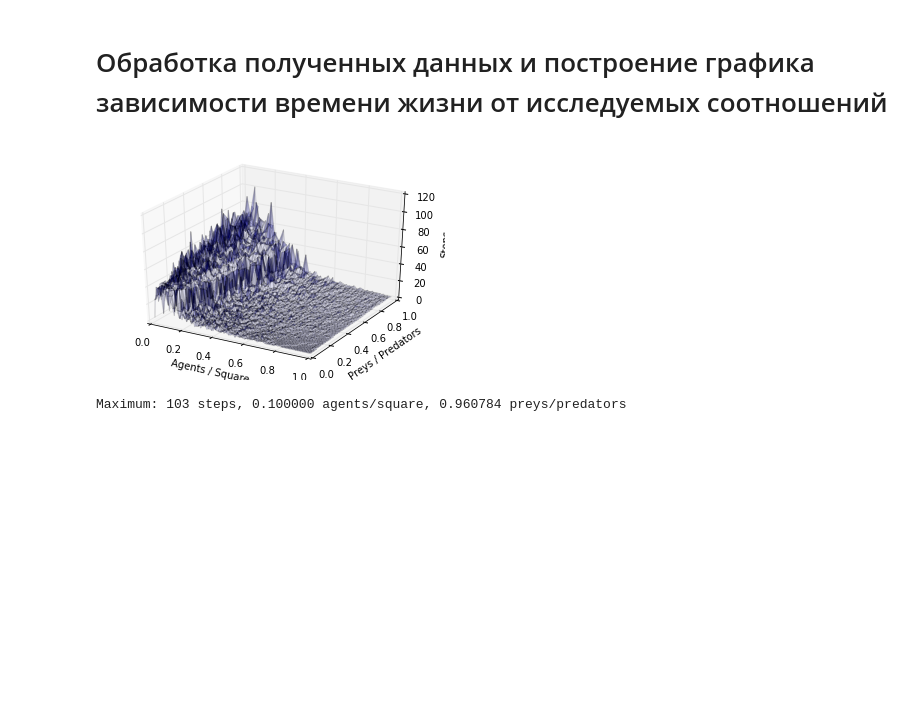
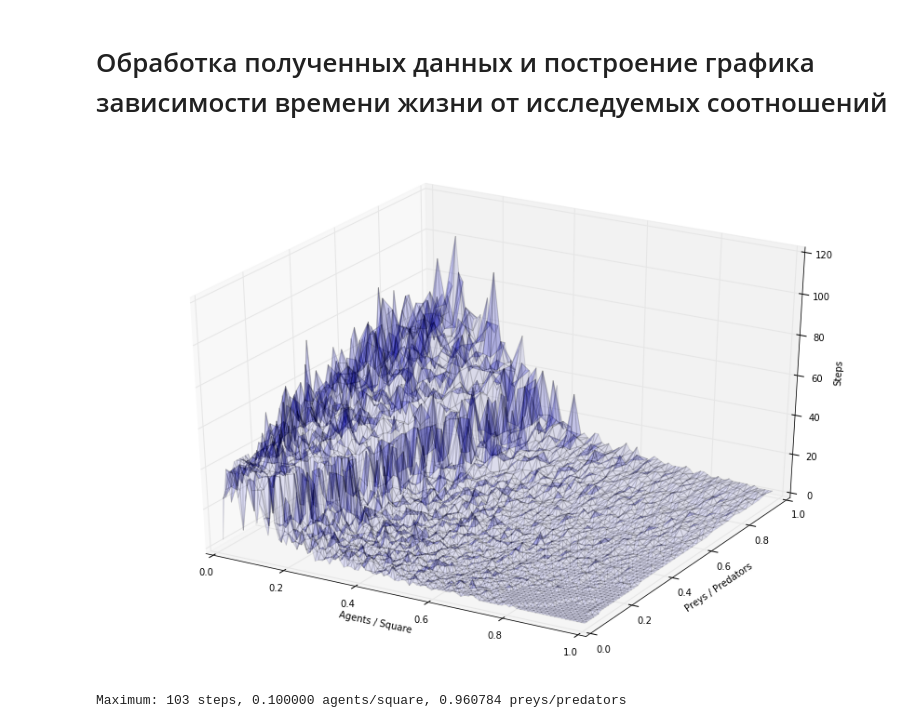
Before and after one commit to Zhuikov/predator-prey, a Jupyter notebook: notebooks/ModelLaunchExample.ipynb, the cells around one changed output. Drawn from its saved outputs; the diff is of its cells as text; code cells hidden in the pictures; blank space fills up the shorter version.

Commit message:
change 3d plot size

```diff
--- a/notebooks/ModelLaunchExample.ipynb
+++ b/notebooks/ModelLaunchExample.ipynb
@@ -137,23 +137,24 @@ for i in range(1, 1 + number):
 # %%
 from mpl_toolkits.mplot3d import Axes3D
 fig = plt.figure()
+fig.set_size_inches(15, 10)
 ax = fig.gca(projection='3d')
 ax.plot_trisurf(data[0], data[1], data[2], alpha=0.1)
 ax.set_xlabel('Agents / Square')
 ax.set_ylabel('Preys / Predators')
 ax.set_zlabel('Steps')
 plt.show()
 
 maximum = 0
 ratio1 = 0
 ratio2 = 0
 for i in range(0, len(data[2])):
     if data[2][i] > maximum:
         maximum = data[2][i]
         ratio1 = data[0][i]
         ratio2 = data[1][i]
 
 print(("Maximum: %i steps, %f agents/square, %f preys/predators") % (maximum, ratio1, ratio2))
 # %% [output]
-[figure, old version]
+[figure, new version]
 Maximum: 103 steps, 0.100000 agents/square, 0.960784 preys/predators
```
